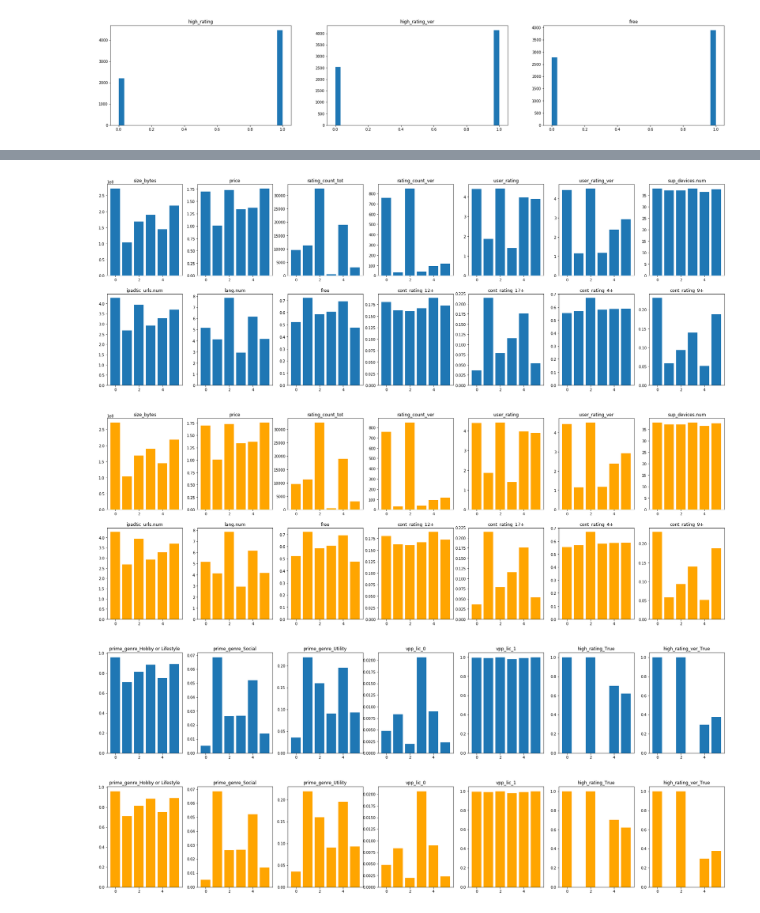
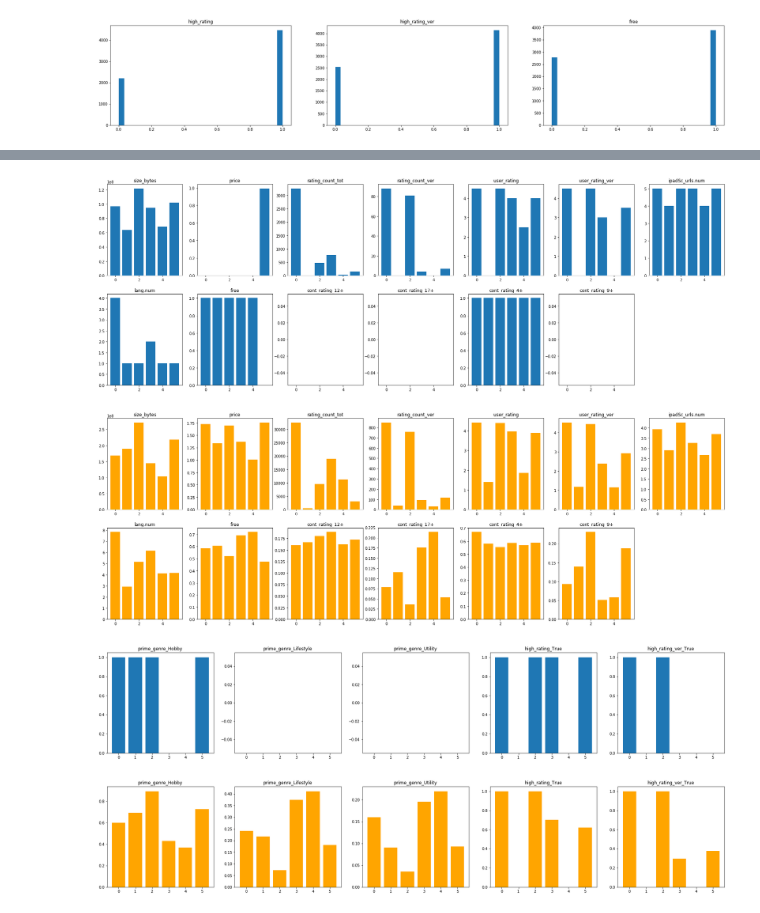
Before and after one commit to esthersweon/thinkful, a Jupyter notebook: main/unit_4/lesson_5_project_1.ipynb, the cells around one changed output, grey strips where cells are left out. Saved outputs shown, nothing was run; the diff lists cells and outputs as text; code cells hidden in the pictures.

```diff
--- a/main/unit_4/lesson_5_project_1.ipynb
+++ b/main/unit_4/lesson_5_project_1.ipynb
@@ -52,7 +83,8 @@ Social                 167
 Name: prime_genre, dtype: int64
 # %%
 for col in df.columns:
-    print(col, '-', len(df[col].unique()), 'uniq vals')
-    if col in ['price']:
-        print('     ', sorted(df[col].unique()))
+    uniq_vals = len(df[col].unique())
+    print(col, '-', uniq_vals, 'uniq vals')
+#     if uniq_vals < 10:
+#         print(df[col].value_counts(), '\n')
 # %% [output]
@@ -110,8 +136,8 @@ lang.num
 # %%
-plt.figure(figsize=(30,5))
+plt.figure(figsize=(30,10))
 
 for idx, col in enumerate(continuous_cols):
-    plt.subplot(2, 6, idx + 1)
+    plt.subplot(2, 5, idx + 1)
     plt.boxplot(df[col])
     plt.title(col)
 
@@ -150,14 +177,14 @@ df.head()
 # %%
-cols_to_dummify = ['cont_rating', 'prime_genre', 'vpp_lic', 'high_rating', 'high_rating_ver', 'up_to_v_1']
-# 'size_small'
+cols_to_dummify = ['cont_rating', 'prime_genre', 'vpp_lic', 'high_rating', 'high_rating_ver', 'up_to_v_1', 'lang']
+# 'high_rating_count_tot', 'high_rating_count_ver', 'size_small'
 
 for col in cols_to_dummify:
     dummies = pd.get_dummies(df[col])
     for dummy in dummies:
         df[col + '_' + str(dummy)] = dummies[dummy]
 
-    df.drop(columns=[col], inplace=True)
-
+df.drop(columns=cols_to_dummify, inplace=True)
+df.drop(columns=['track_name', 'vpp_lic_0', 'vpp_lic_1', 'sup_devices.num', 'lang_Other', 'lang_Roman'], inplace=True)
 df.head()
 # %% [output]
 |  | size_bytes | price | rating_count_tot | rating_count_ver | user_rating | user_rating_ver | ... |
@@ -288,12 +322,12 @@ plt.show()
 # MEDIANS
 plt.figure(figsize=(30,10))
 
-cols_1 = ['size_bytes', 'price', 'rating_count_tot', 'rating_count_ver', 'user_rating', 'user_rating_ver', 'sup_devices.num', 'ipadSc_urls.num',
+cols_1 = ['size_bytes', 'price', 'rating_count_tot', 'rating_count_ver', 'user_rating', 'user_rating_ver', 'ipadSc_urls.num',
        'lang.num', 'free', 'cont_rating_12+', 'cont_rating_17+', 'cont_rating_4+', 'cont_rating_9+']
 
 for idx, col in enumerate(cols_1):
     plt.subplot(2, 7, idx + 1)
-    plt.bar(clusters_medians_df.index, height=new_clusters_df[col])
+    plt.bar(clusters_medians_df.index, height=clusters_medians_df[col])
     plt.title(col)
 plt.show()
 
@@ -302,35 +336,35 @@ plt.figure(figsize=(30,10))
 
 for idx, col in enumerate(cols_1):
     plt.subplot(2, 7, idx + 1)
-    plt.bar(clusters_means_df.index, height=new_clusters_df[col], color='orange')
+    plt.bar(clusters_means_df.index, height=clusters_means_df[col], color='orange')
     plt.title(col)
 plt.show()
 # %% [output]
-[figure, old version]
+[figure, new version]
-[figure, old version]
+[figure, new version]
 # %%
-cols_2 = ['prime_genre_Hobby or Lifestyle', 'prime_genre_Social', 'prime_genre_Utility', 'vpp_lic_0', 'vpp_lic_1', 'high_rating_True', 'high_rating_ver_True']
+cols_2 = ['prime_genre_Hobby', 'prime_genre_Lifestyle', 'prime_genre_Utility', 'high_rating_True', 'high_rating_ver_True']
 
 # MEDIANS
 plt.figure(figsize=(30,5))
 
 for idx, col in enumerate(cols_2):
-    plt.subplot(1, 7, idx + 1)
-    plt.bar(clusters_medians_df.index, height=new_clusters_df[col])
+    plt.subplot(1, 5, idx + 1)
+    plt.bar(clusters_medians_df.index, height=clusters_medians_df[col])
     plt.title(col)
 plt.show()
 
 # MEANS
 plt.figure(figsize=(30,5))
 
 for idx, col in enumerate(cols_2):
-    plt.subplot(1, 7, idx + 1)
-    plt.bar(clusters_means_df.index, height=new_clusters_df[col], color='orange')
+    plt.subplot(1, 5, idx + 1)
+    plt.bar(clusters_means_df.index, height=clusters_means_df[col], color='orange')
     plt.title(col)
 plt.show()
 # %% [output]
-[figure, old version]
+[figure, new version]
-[figure, old version]
+[figure, new version]
 # %%
 clusters_medians_df
 # %% [output]
```
Also changed, not shown: parts of 19 cells of this notebook.
